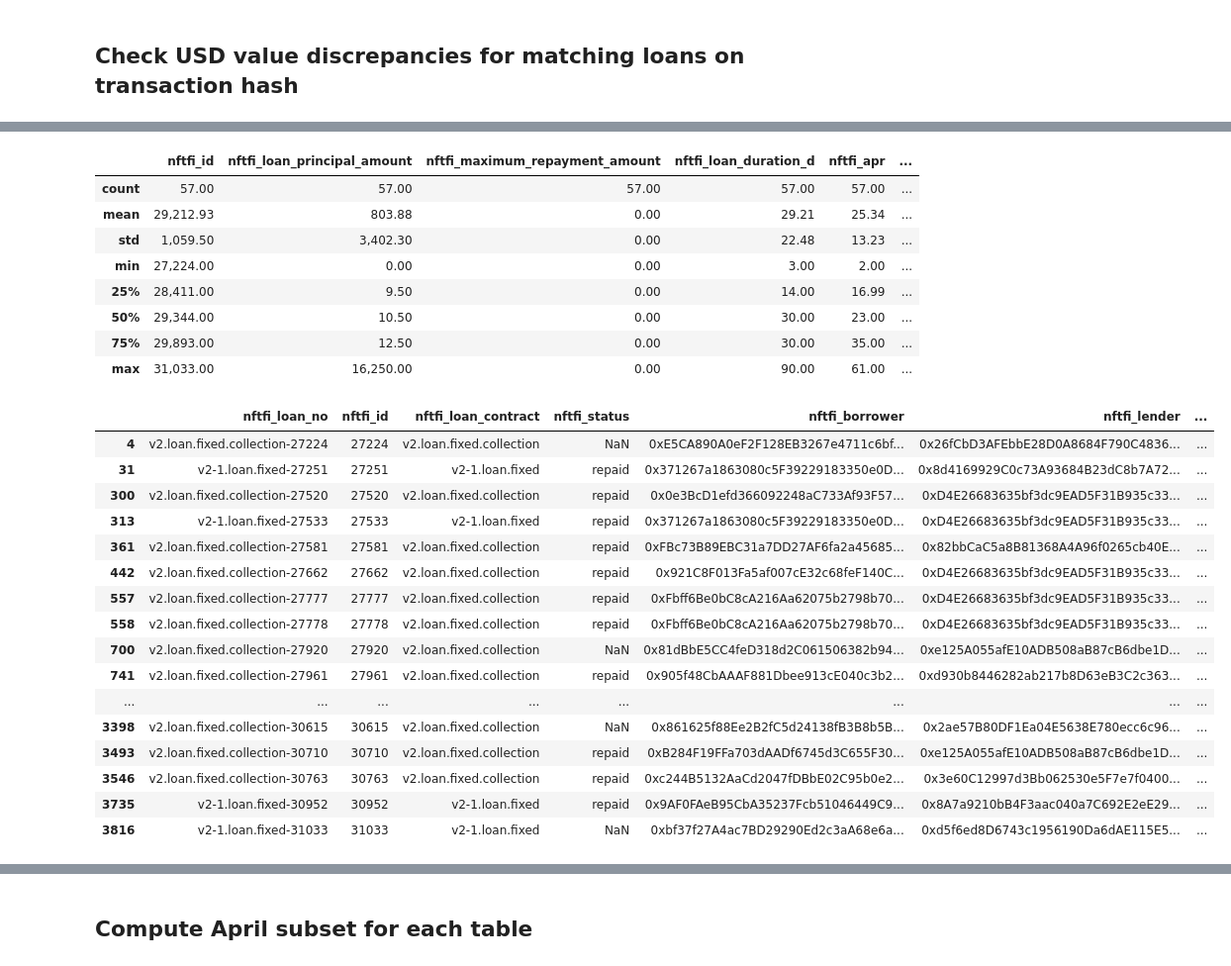
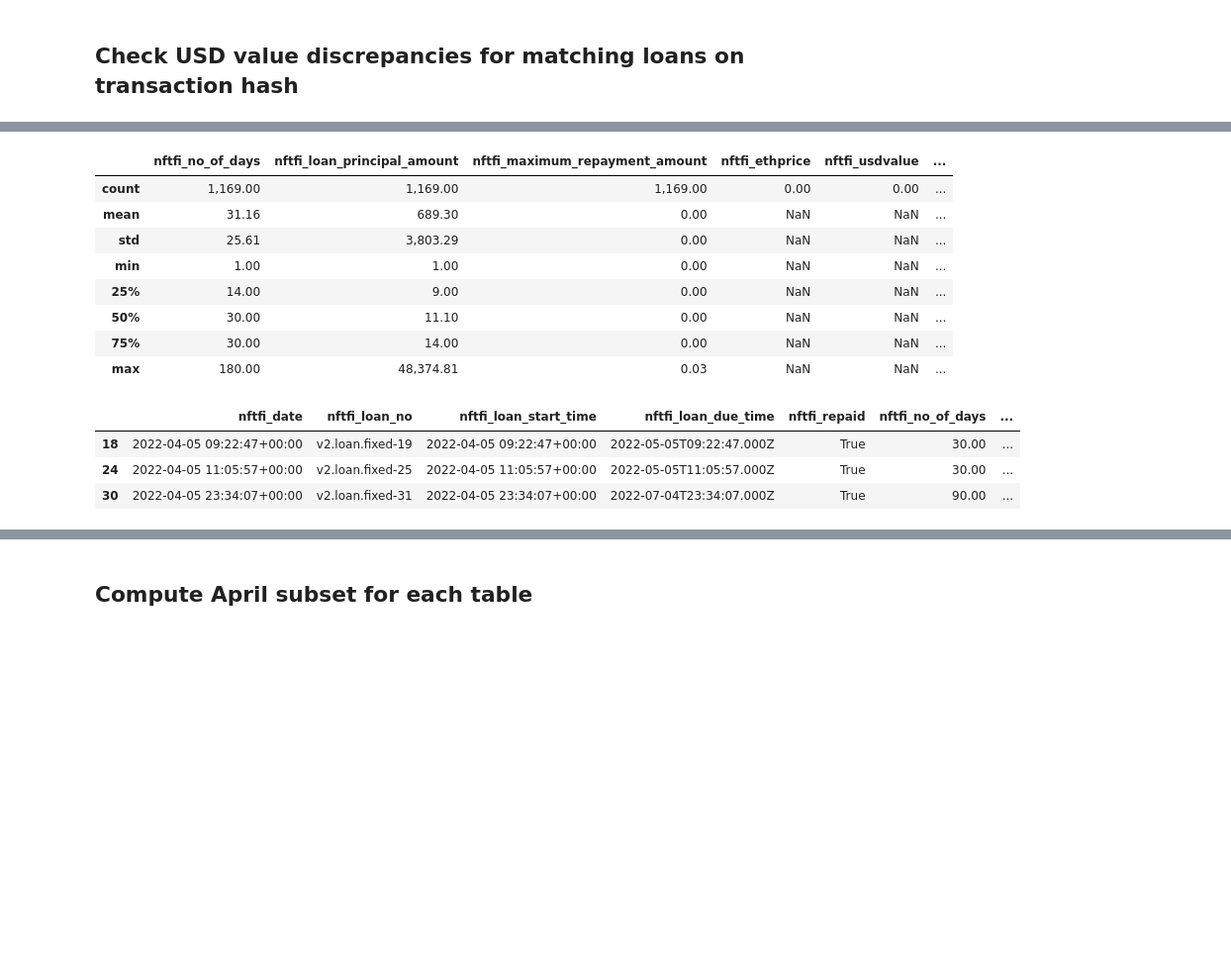
Before and after one commit to datagemsai/ChartGPT-API, a Jupyter notebook: analysis/metaquants_analysis/mq_nftfi_rchen_aggregate_collection.ipynb, the cells around one changed output, grey strips where cells are left out. Shown: that part at 99% size. Cells and saved outputs as stored; diff of their text form; code cells hidden in the pictures; blank space fills up the shorter version.

```diff
--- a/analysis/metaquants_analysis/mq_nftfi_rchen_aggregate_collection.ipynb
+++ b/analysis/metaquants_analysis/mq_nftfi_rchen_aggregate_collection.ipynb
@@ -69,9 +70,10 @@ array(['nftfi'], dtype=object)
 #         nftfi = nftfi.drop(columns=[col],axis=1)
 # %%
 try:
-    nftfi = pd.read_csv('../../data/nftfi_loans.csv')
+    nftfi = pd.read_csv('loans_raw_loan_input_datanftfi_loans.csv')
 except FileNotFoundError:
-    nftfi = pd.read_csv('data/nftfi_loans.csv')
+    nftfi = pd.read_csv('loans_raw_loan_input_data.csv')
+raw_nftfi = copy.deepcopy(nftfi)
 nftfi = format_bigquery_column_names(nftfi)
 nftfi = nftfi.rename(columns={'loan_id': 'loan_no', 'loan_date': 'date'})
 
@@ -253,11 +284,23 @@ nftfi['loan_repaid_time'] = pd.to_datetime(nftfi['loan_repaid_time'], format="%Y
 nftfi.replace(r"#DIV/0!", np.nan, regex=True, inplace=True)
 nftfi.replace(r"#N/A", "", regex=True, inplace=True)
 
-# Divide loanPrincipalAmount and maximumRepaymentAmount by ETH <> WEI i.e. 1^18
-columns_to_clean = ['loan_principal_amount', 'maximum_repayment_amount', 'maximum_repayment_amount']
+
+
+# Divide the currency by its respective divider
+# now map missing usd_value, e.g. for stablecoin-denominated loans
+usdc_address = '0xA0b86991c6218b36c1d19D4a2e9Eb0cE3606eB48'  # https://etherscan.io/token/0xa0b86991c6218b36c1d19d4a2e9eb0ce3606eb48
+usdt_address = '0xdAC17F958D2ee523a2206206994597C13D831ec7'  # https://etherscan.io/token/0xdac17f958d2ee523a2206206994597c13d831ec7
+dai_address = '0x6B175474E89094C44Da98b954EedeAC495271d0F'  # https://etherscan.io/token/0x6b175474e89094c44da98b954eedeac495271d0f
+weth_address = '0xC02aaA39b223FE8D0A0e5C4F27eAD9083C756Cc2'
+
+columns_to_clean = ['loan_principal_amount', 'maximum_repayment_amount', 'maximum_repayment_amount']  # Divide loanPrincipalAmount and maximumRepaymentAmount by ETH <> WEI i.e. 1^18
 for col in columns_to_clean:
     nftfi[col] = nftfi[col].astype(np.float64)
-    nftfi[col] /= 10 ** 18
+    nftfi.loc[nftfi['loan_erc20denomination'] == weth_address, col] /= 10 ** 18
+    nftfi.loc[nftfi['loan_erc20denomination'] == dai_address, col] /= 10 ** 18
+    nftfi.loc[nftfi['loan_erc20denomination'] == usdc_address, col] /= 10 ** 6
+
+
 # nftfi['no_of_days'] = nftfi['no_of_days'].astype(np.float64)
 nftfi = nftfi.rename(columns={'loan_apr': 'apr'})
 nftfi['apr'] = nftfi['apr'].astype(np.float64)
@@ -401,7 +463,11 @@ mq = mq[new_columns_order]
 display(nftfi.head(2))
 display(mq.head(2))
 
+mq['loan_id'] = mq['loan_id'].astype(int)
+nftfi['loan_no_cleaned'] = nftfi['loan_no_cleaned'].astype(int)
+
+
 nftfi.columns = [f'nftfi_{col}' for col in nftfi.columns]
 mq.columns = [f'mq_{col}' for col in mq.columns]
-full_inner = pd.merge(nftfi, mq, how='inner', left_on='nftfi_transaction_hash', right_on='mq_transaction_hash', indicator=True)
+full_inner = pd.merge(nftfi, mq, how='inner', left_on='nftfi_loan_no_cleaned', right_on='mq_loan_id', indicator=True)
 # %% [output]
@@ -473,6 +522,6 @@ pd.DataFrame(usd_diff.usd_diff_nftfi_minus_mq.describe())
 # %%
-start = '2023-03-01'
-end = '2023-04-01'
+start = '2020-04-01'
+end = '2024-05-01'
 
 april_mq = mq.loc[mq['mq_block_timestamp'] >= start].loc[mq['mq_block_timestamp'] < end]
 display(april_mq.shape)
@@ -480,7 +529,7 @@ april_nftfi = nftfi.loc[nftfi['nftfi_date'] >= start].loc[nftfi['nftfi_date'] <
 display(april_nftfi.shape)
 
 
-april_full_outer = pd.merge(april_nftfi, april_mq, how='outer', left_on='nftfi_transaction_hash', right_on='mq_transaction_hash', indicator=True)
+april_full_outer = pd.merge(april_nftfi, april_mq, how='outer', left_on='nftfi_loan_no_cleaned', right_on='mq_loan_id', indicator=True)
 
 april_full_outer_without_nftfi_na = april_full_outer.dropna(subset=['nftfi_usd_value'])
 april_full_outer_without_nftfi_na.head(2)
@@ -541,34 +613,21 @@ april_full_outer_without_nftfi_na.sort_values(by='nftfi_minus_mq')
 # %%
 collection_of_interest = 'MutantApeYachtClub'
 display(april_full_outer.loc[april_full_outer['mq_collection_name'] == collection_of_interest].describe())
-display(april_full_outer.loc[april_full_outer['mq_collection_name'] == collection_of_interest])
+display(april_full_outer.loc[april_full_outer['mq_collection_name'] == collection_of_interest].head(3))
 # %% [output]
-|  | nftfi_id | nftfi_loan_principal_amount | nftfi_maximum_repayment_amount | nftfi_loan_duration_d | nftfi_apr | ... |
-| count | 57.00 | 57.00 | 57.00 | 57.00 | 57.00 | ... |
-| mean | 29,212.93 | 803.88 | 0.00 | 29.21 | 25.34 | ... |
-| std | 1,059.50 | 3,402.30 | 0.00 | 22.48 | 13.23 | ... |
-| min | 27,224.00 | 0.00 | 0.00 | 3.00 | 2.00 | ... |
-| 25% | 28,411.00 | 9.50 | 0.00 | 14.00 | 16.99 | ... |
-| 50% | 29,344.00 | 10.50 | 0.00 | 30.00 | 23.00 | ... |
-| 75% | 29,893.00 | 12.50 | 0.00 | 30.00 | 35.00 | ... |
-| max | 31,033.00 | 16,250.00 | 0.00 | 90.00 | 61.00 | ... |
+|  | nftfi_no_of_days | nftfi_loan_principal_amount | nftfi_maximum_repayment_amount | nftfi_ethprice | nftfi_usdvalue | ... |
+| count | 1,169.00 | 1,169.00 | 1,169.00 | 0.00 | 0.00 | ... |
+| mean | 31.16 | 689.30 | 0.00 | NaN | NaN | ... |
+| std | 25.61 | 3,803.29 | 0.00 | NaN | NaN | ... |
+| min | 1.00 | 1.00 | 0.00 | NaN | NaN | ... |
+| 25% | 14.00 | 9.00 | 0.00 | NaN | NaN | ... |
+| 50% | 30.00 | 11.10 | 0.00 | NaN | NaN | ... |
+| 75% | 30.00 | 14.00 | 0.00 | NaN | NaN | ... |
+| max | 180.00 | 48,374.81 | 0.03 | NaN | NaN | ... |
-|  | nftfi_loan_no | nftfi_id | nftfi_loan_contract | nftfi_status | nftfi_borrower | nftfi_lender | ... |
-| 4 | v2.loan.fixed.collection-27224 | 27224 | v2.loan.fixed.collection | NaN | 0xE5CA890A0eF2F128EB3267e4711c6bf... | 0x26fCbD3AFEbbE28D0A8684F790C4836... | ... |
-| 31 | v2-1.loan.fixed-27251 | 27251 | v2-1.loan.fixed | repaid | 0x371267a1863080c5F39229183350e0D... | 0x8d4169929C0c73A93684B23dC8b7A72... | ... |
-| 300 | v2.loan.fixed.collection-27520 | 27520 | v2.loan.fixed.collection | repaid | 0x0e3BcD1efd366092248aC733Af93F57... | 0xD4E26683635bf3dc9EAD5F31B935c33... | ... |
-| 313 | v2-1.loan.fixed-27533 | 27533 | v2-1.loan.fixed | repaid | 0x371267a1863080c5F39229183350e0D... | 0xD4E26683635bf3dc9EAD5F31B935c33... | ... |
-| 361 | v2.loan.fixed.collection-27581 | 27581 | v2.loan.fixed.collection | repaid | 0xFBc73B89EBC31a7DD27AF6fa2a45685... | 0x82bbCaC5a8B81368A4A96f0265cb40E... | ... |
-| 442 | v2.loan.fixed.collection-27662 | 27662 | v2.loan.fixed.collection | repaid | 0x921C8F013Fa5af007cE32c68feF140C... | 0xD4E26683635bf3dc9EAD5F31B935c33... | ... |
-| 557 | v2.loan.fixed.collection-27777 | 27777 | v2.loan.fixed.collection | repaid | 0xFbff6Be0bC8cA216Aa62075b2798b70... | 0xD4E26683635bf3dc9EAD5F31B935c33... | ... |
-| 558 | v2.loan.fixed.collection-27778 | 27778 | v2.loan.fixed.collection | repaid | 0xFbff6Be0bC8cA216Aa62075b2798b70... | 0xD4E26683635bf3dc9EAD5F31B935c33... | ... |
-| 700 | v2.loan.fixed.collection-27920 | 27920 | v2.loan.fixed.collection | NaN | 0x81dBbE5CC4feD318d2C061506382b94... | 0xe125A055afE10ADB508aB87cB6dbe1D... | ... |
-| 741 | v2.loan.fixed.collection-27961 | 27961 | v2.loan.fixed.collection | repaid | 0x905f48CbAAAF881Dbee913cE040c3b2... | 0xd930b8446282ab217b8D63eB3C2c363... | ... |
-| ... | ... | ... | ... | ... | ... | ... | ... |
-| 3398 | v2.loan.fixed.collection-30615 | 30615 | v2.loan.fixed.collection | NaN | 0x861625f88Ee2B2fC5d24138fB3B8b5B... | 0x2ae57B80DF1Ea04E5638E780ecc6c96... | ... |
-| 3493 | v2.loan.fixed.collection-30710 | 30710 | v2.loan.fixed.collection | repaid | 0xB284F19FFa703dAADf6745d3C655F30... | 0xe125A055afE10ADB508aB87cB6dbe1D... | ... |
-| 3546 | v2.loan.fixed.collection-30763 | 30763 | v2.loan.fixed.collection | repaid | 0xc244B5132AaCd2047fDBbE02C95b0e2... | 0x3e60C12997d3Bb062530e5F7e7f0400... | ... |
-| 3735 | v2-1.loan.fixed-30952 | 30952 | v2-1.loan.fixed | repaid | 0x9AF0FAeB95CbA35237Fcb51046449C9... | 0x8A7a9210bB4F3aac040a7C692E2eE29... | ... |
-| 3816 | v2-1.loan.fixed-31033 | 31033 | v2-1.loan.fixed | NaN | 0xbf37f27A4ac7BD29290Ed2c3aA68e6a... | 0xd5f6ed8D6743c1956190Da6dAE115E5... | ... |
+|  | nftfi_date | nftfi_loan_no | nftfi_loan_start_time | nftfi_loan_due_time | nftfi_repaid | nftfi_no_of_days | ... |
+| 18 | 2022-04-05 09:22:47+00:00 | v2.loan.fixed-19 | 2022-04-05 09:22:47+00:00 | 2022-05-05T09:22:47.000Z | True | 30.00 | ... |
+| 24 | 2022-04-05 11:05:57+00:00 | v2.loan.fixed-25 | 2022-04-05 11:05:57+00:00 | 2022-05-05T11:05:57.000Z | True | 30.00 | ... |
+| 30 | 2022-04-05 23:34:07+00:00 | v2.loan.fixed-31 | 2022-04-05 23:34:07+00:00 | 2022-07-04T23:34:07.000Z | True | 90.00 | ... |
 # %%
 display(april_full_outer.loc[april_full_outer['mq_collection_name'] == collection_of_interest].loc[april_full_outer['_merge'] != 'both']['_merge'].unique())
 april_full_outer.loc[april_full_outer['mq_collection_name'] == collection_of_interest].loc[april_full_outer['_merge'] != 'both']
```
Also changed, not shown: parts of 36 cells of this notebook, 2 other files.
